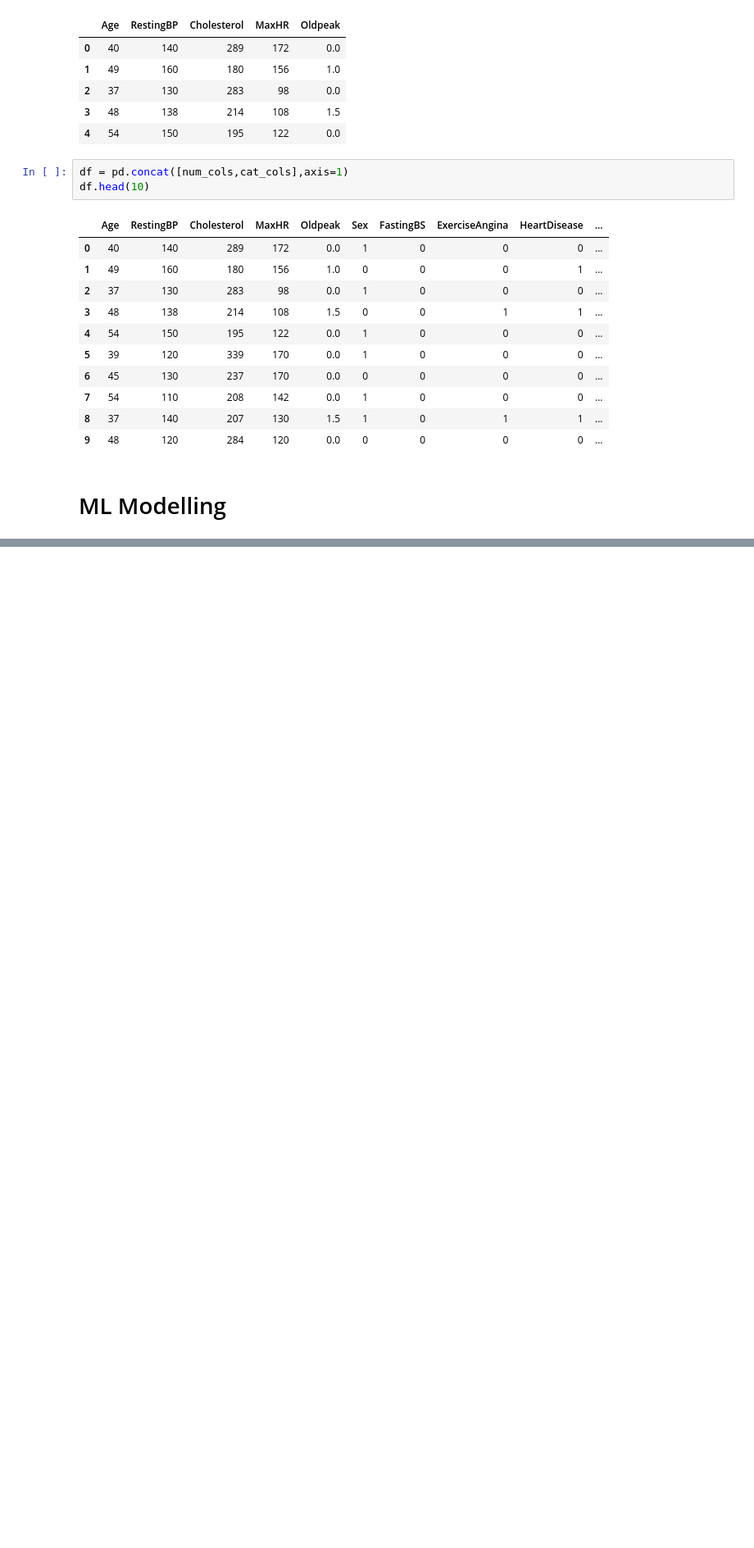
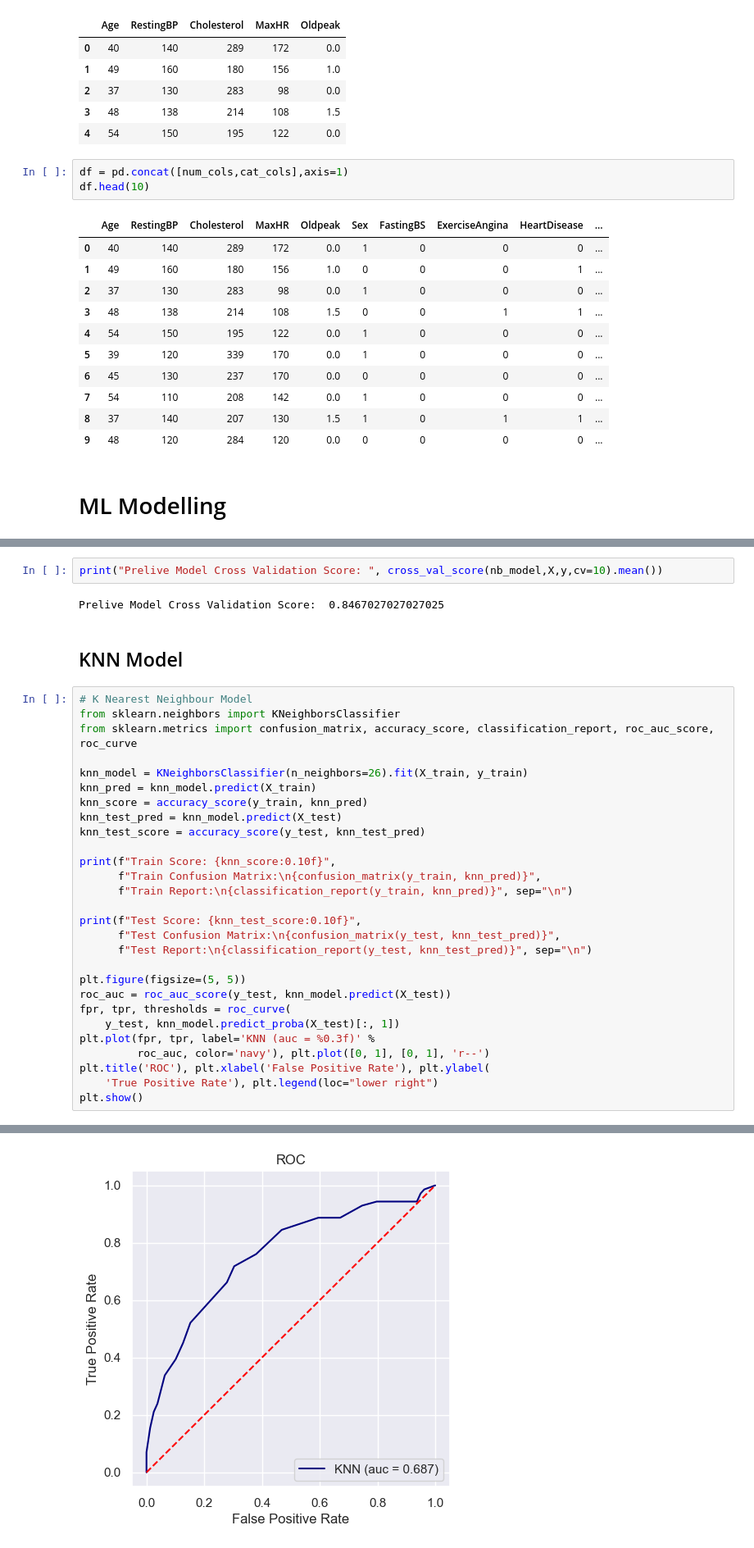
Before and after one commit to barankutluay/heart-failure-prediction, a Jupyter notebook: heart-failure-prediction.ipynb, the cells around one changed output, grey strips where cells are left out. Shown: that part at 82% size. Drawn from its saved outputs; the diff is of its cells as text; blank space fills up the shorter version.

```diff
--- a/heart-failure-prediction.ipynb
+++ b/heart-failure-prediction.ipynb
@@ -498,0 +563,35 @@ weighted avg       0.88      0.88      0.88       150
+# %%
+print("Prelive Model Cross Validation Score: ", cross_val_score(nb_model,X,y,cv=10).mean())
+# %% [output]
+Prelive Model Cross Validation Score:  0.8467027027027025
+# %% [markdown]
+## KNN Model
+# %%
+# K Nearest Neighbour Model
+from sklearn.neighbors import KNeighborsClassifier
+from sklearn.metrics import confusion_matrix, accuracy_score, classification_report, roc_auc_score, roc_curve
+
+knn_model = KNeighborsClassifier(n_neighbors=26).fit(X_train, y_train)
+knn_pred = knn_model.predict(X_train)
+knn_score = accuracy_score(y_train, knn_pred)
+knn_test_pred = knn_model.predict(X_test)
+knn_test_score = accuracy_score(y_test, knn_test_pred)
+
+print(f"Train Score: {knn_score:0.10f}",
+      f"Train Confusion Matrix:\n{confusion_matrix(y_train, knn_pred)}",
+      f"Train Report:\n{classification_report(y_train, knn_pred)}", sep="\n")
+
+print(f"Test Score: {knn_test_score:0.10f}",
+      f"Test Confusion Matrix:\n{confusion_matrix(y_test, knn_test_pred)}",
+      f"Test Report:\n{classification_report(y_test, knn_test_pred)}", sep="\n")
+
+plt.figure(figsize=(5, 5))
+roc_auc = roc_auc_score(y_test, knn_model.predict(X_test))
+fpr, tpr, thresholds = roc_curve(
+    y_test, knn_model.predict_proba(X_test)[:, 1])
+plt.plot(fpr, tpr, label='KNN (auc = %0.3f)' %
+         roc_auc, color='navy'), plt.plot([0, 1], [0, 1], 'r--')
+plt.title('ROC'), plt.xlabel('False Positive Rate'), plt.ylabel(
+    'True Positive Rate'), plt.legend(loc="lower right")
+plt.show()
+# %% [output]
@@ -498,0 +615 @@ weighted avg       0.88      0.88      0.88       150
+[figure, added]
```
Also changed, not shown: parts of 17 cells of this notebook.
